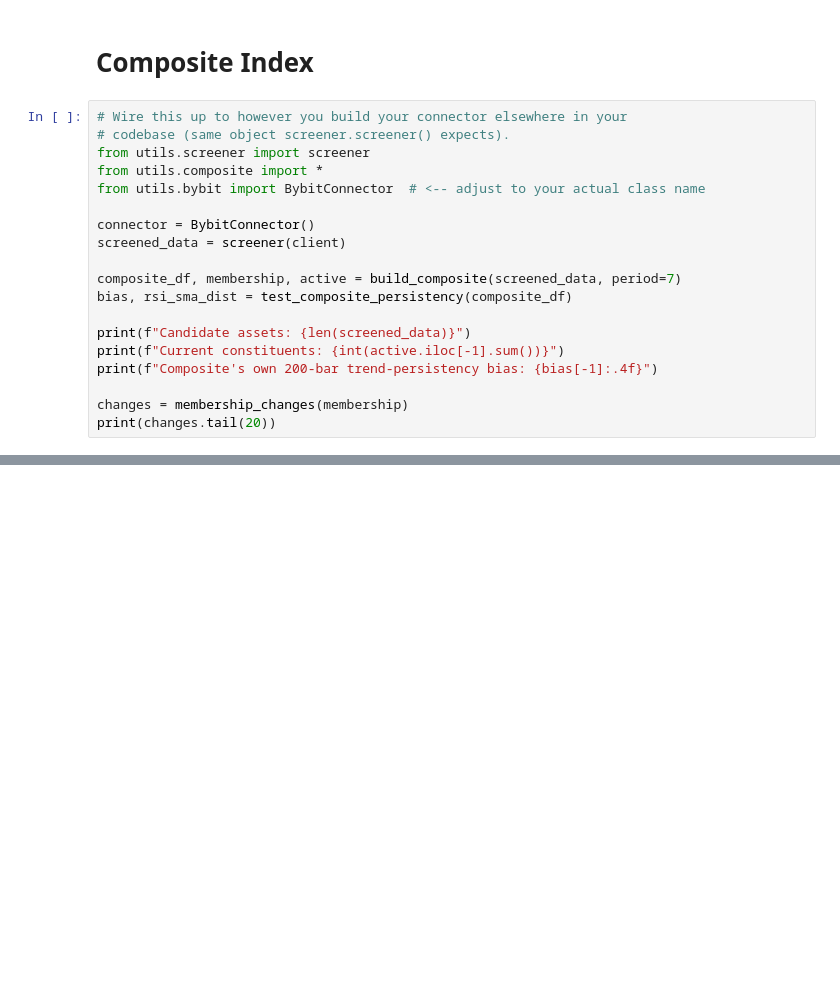
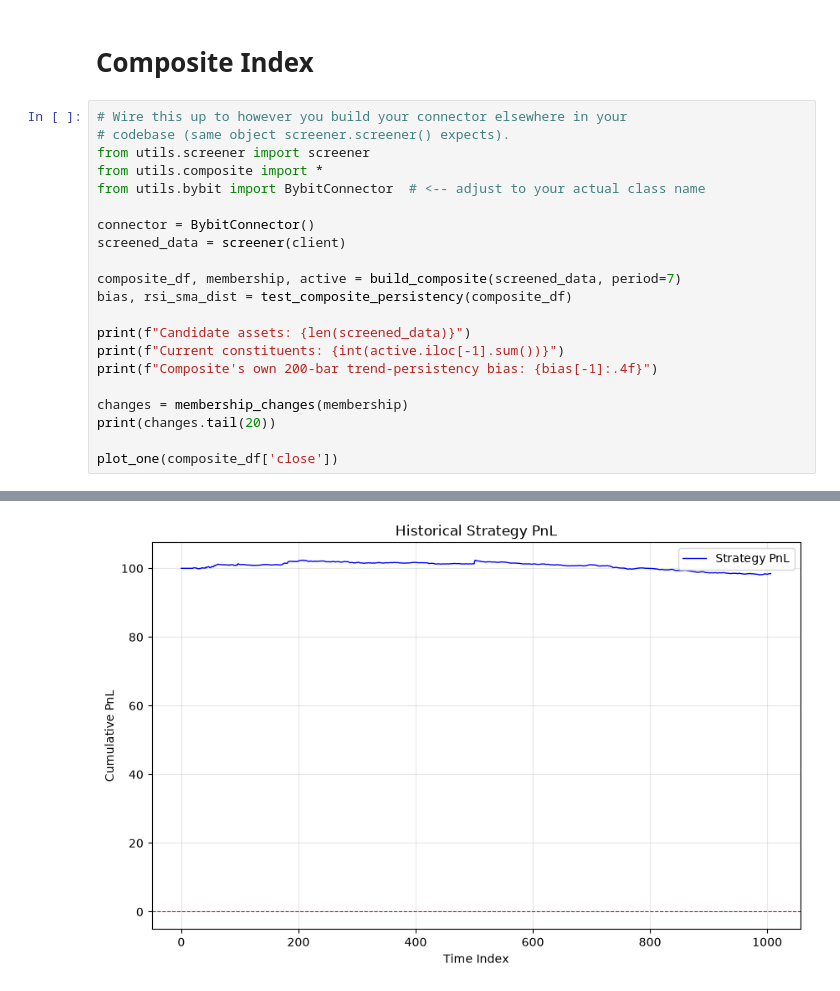
Before and after one commit to hmzk1422/OSADP-Infrastructure, a Jupyter notebook: research/composite-index.ipynb, the cells around one changed output, grey strips where cells are left out. Cells and saved outputs as stored; diff of their text form; blank space fills up the shorter version.

```diff
--- a/research/composite-index.ipynb
+++ b/research/composite-index.ipynb
@@ -76,4 +60,6 @@ print(f"Composite's own 200-bar trend-persistency bias: {bias[-1]:.4f}")
 
 changes = membership_changes(membership)
 print(changes.tail(20))
+
+plot_one(composite_df['close'])
 # %% [output]
@@ -80,0 +83 @@ Total tickers: 2690 | After filtering: 680
+[figure, added]
```
Also changed, not shown: parts of 3 cells of this notebook, 8 other files.
